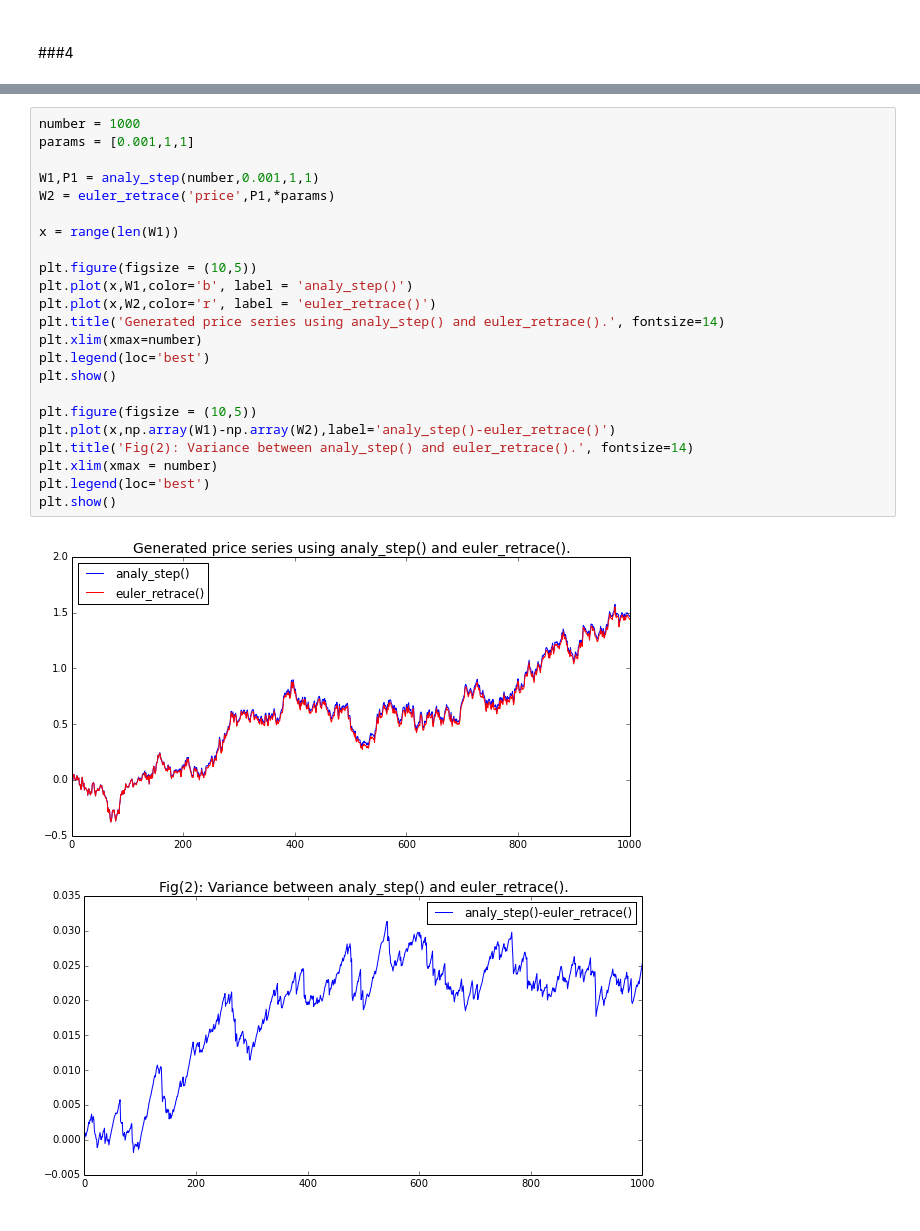
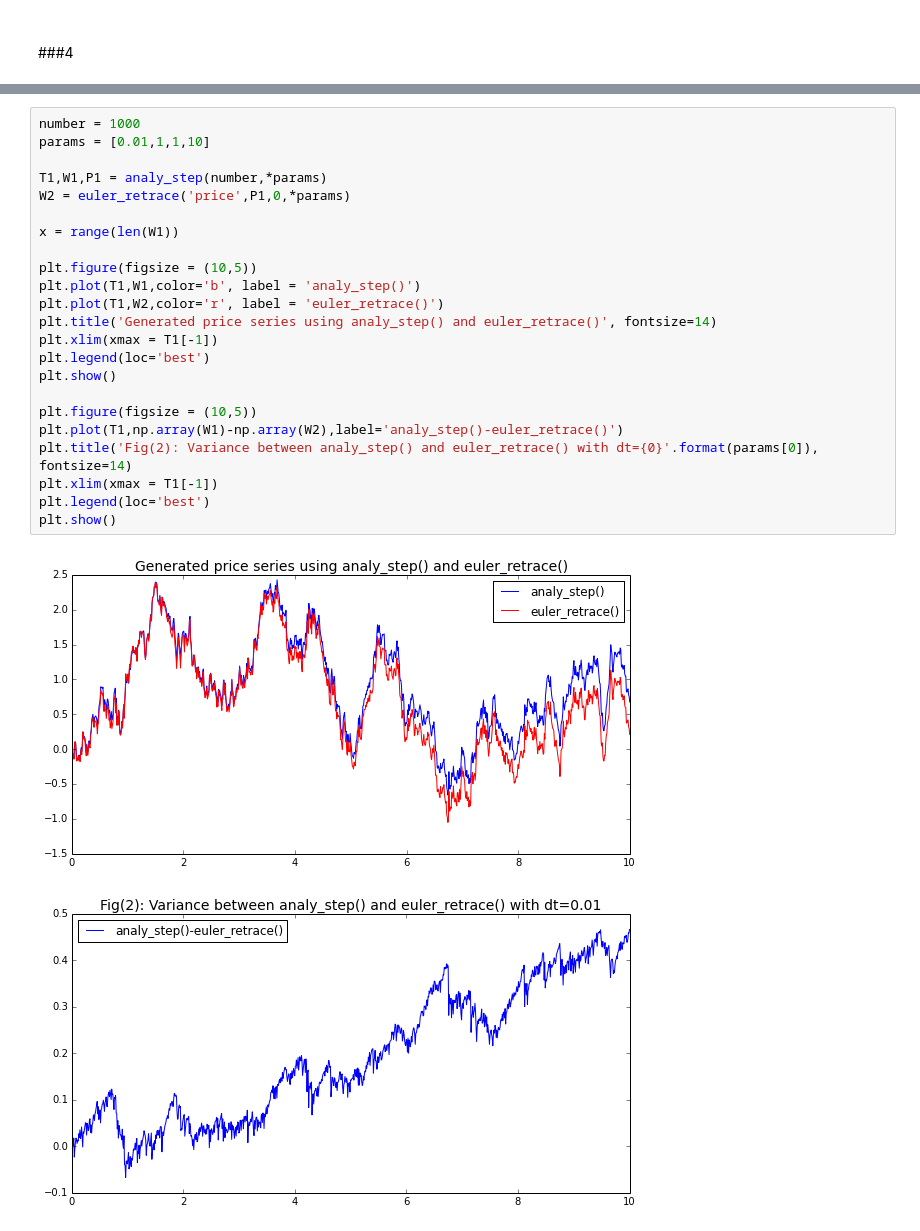
Before and after one commit to rmorshea/quantfi, a Jupyter notebook: ExponentialBrownian.ipynb, the cells around one changed output, grey strips where cells are left out. Drawn from its saved outputs; the diff is of its cells as text.

```diff
--- a/ExponentialBrownian.ipynb
+++ b/ExponentialBrownian.ipynb
@@ -830,26 +868,26 @@ plt.show()
 # %%
 number = 1000
-params = [0.001,1,1]
+params = [0.01,1,1,10]
 
-W1,P1 = analy_step(number,0.001,1,1)
-W2 = euler_retrace('price',P1,*params)
+T1,W1,P1 = analy_step(number,*params)
+W2 = euler_retrace('price',P1,0,*params)
 
 x = range(len(W1))
 
 plt.figure(figsize = (10,5))
-plt.plot(x,W1,color='b', label = 'analy_step()')
-plt.plot(x,W2,color='r', label = 'euler_retrace()')
-plt.title('Generated price series using analy_step() and euler_retrace().', fontsize=14)
-plt.xlim(xmax=number)
+plt.plot(T1,W1,color='b', label = 'analy_step()')
+plt.plot(T1,W2,color='r', label = 'euler_retrace()')
+plt.title('Generated price series using analy_step() and euler_retrace()', fontsize=14)
+plt.xlim(xmax = T1[-1])
 plt.legend(loc='best')
 plt.show()
 
 plt.figure(figsize = (10,5))
-plt.plot(x,np.array(W1)-np.array(W2),label='analy_step()-euler_retrace()')
-plt.title('Fig(2): Variance between analy_step() and euler_retrace().', fontsize=14)
-plt.xlim(xmax = number)
+plt.plot(T1,np.array(W1)-np.array(W2),label='analy_step()-euler_retrace()')
+plt.title('Fig(2): Variance between analy_step() and euler_retrace() with dt={0}'.format(params[0]), fontsize=14)
+plt.xlim(xmax = T1[-1])
 plt.legend(loc='best')
 plt.show()
 # %% [output]
-[figure, old version]
+[figure, new version]
-[figure, old version]
+[figure, new version]
```
Also changed, not shown: parts of 10 cells of this notebook.
